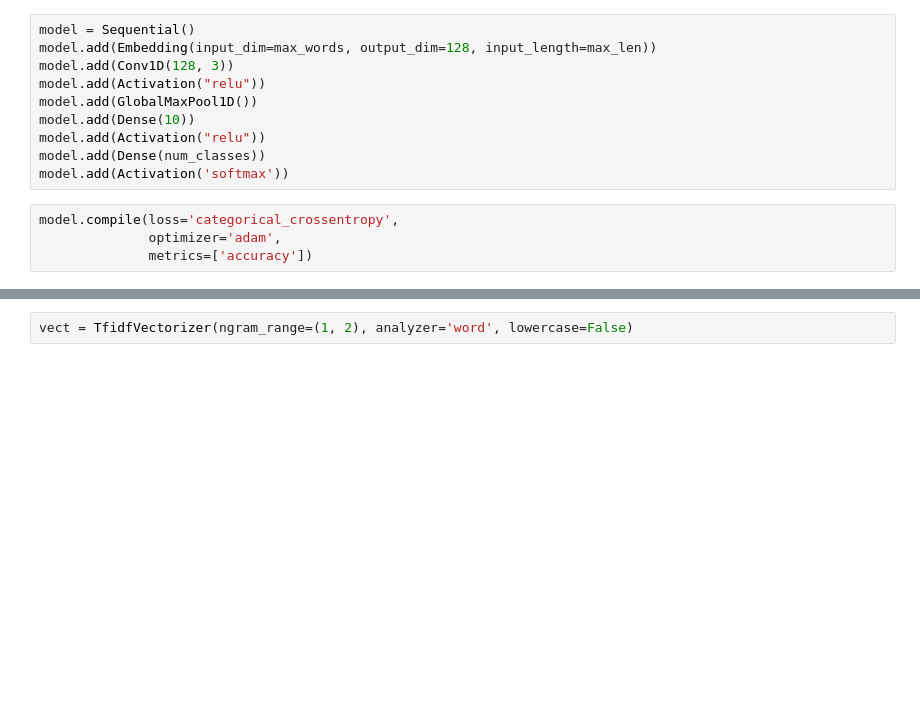
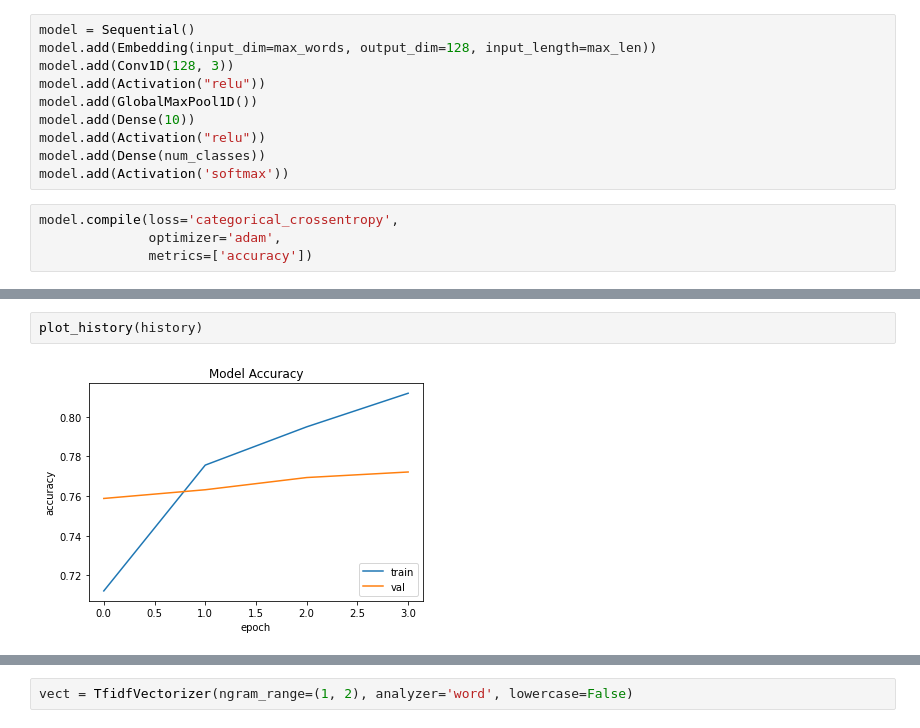
Before and after one commit to achinyaev/nlp, a Jupyter notebook: hw07.ipynb, the cells around one changed output, grey strips where cells are left out. Saved outputs shown, nothing was run; the diff lists cells and outputs as text; blank space fills up the shorter version.

```diff
--- a/hw07.ipynb
+++ b/hw07.ipynb
@@ -284,3 +287,7 @@ history
+# %%
+plot_history(history)
+# %% [output]
+[figure, added]
 # %%
 score = model.evaluate(x_val, y_val, batch_size=batch_size, verbose=1)
 print('\n')
```
Also changed, not shown: parts of 26 cells of this notebook.
